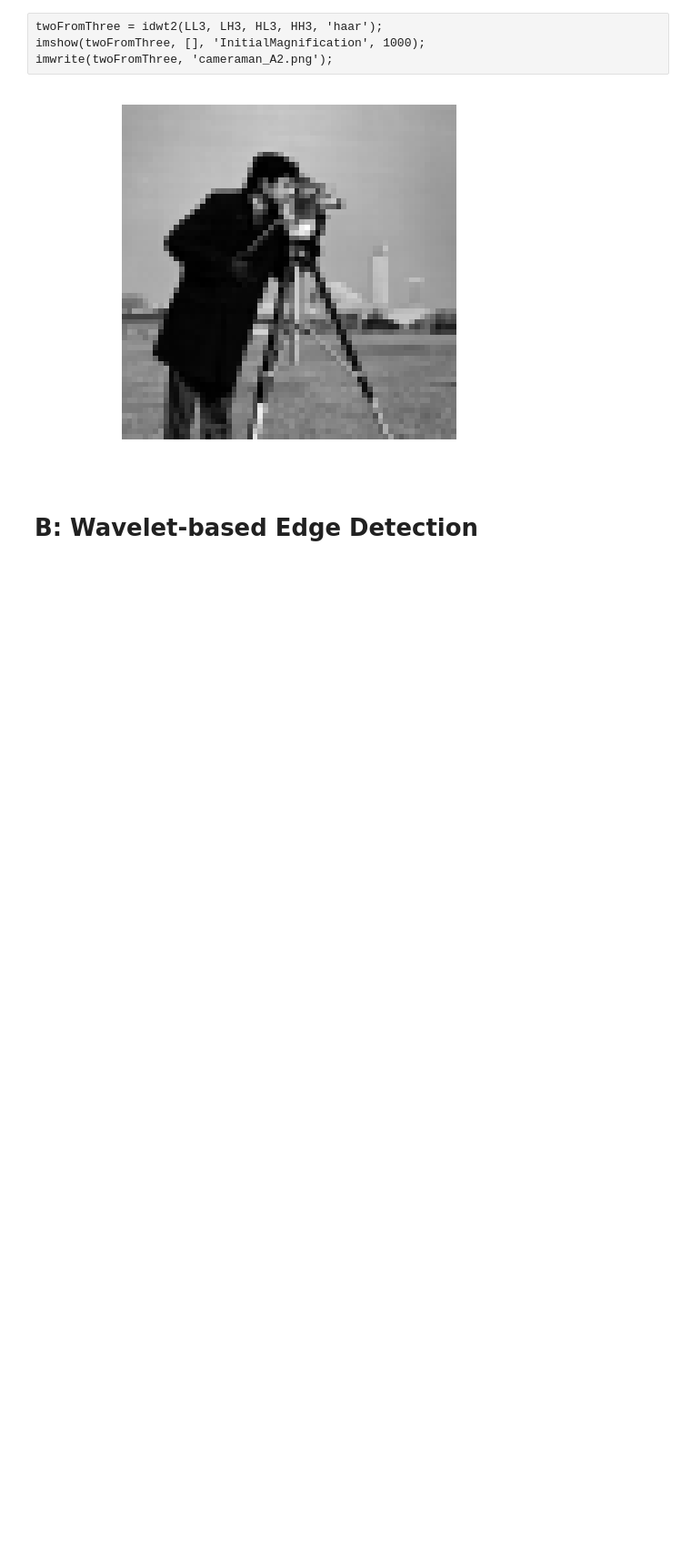
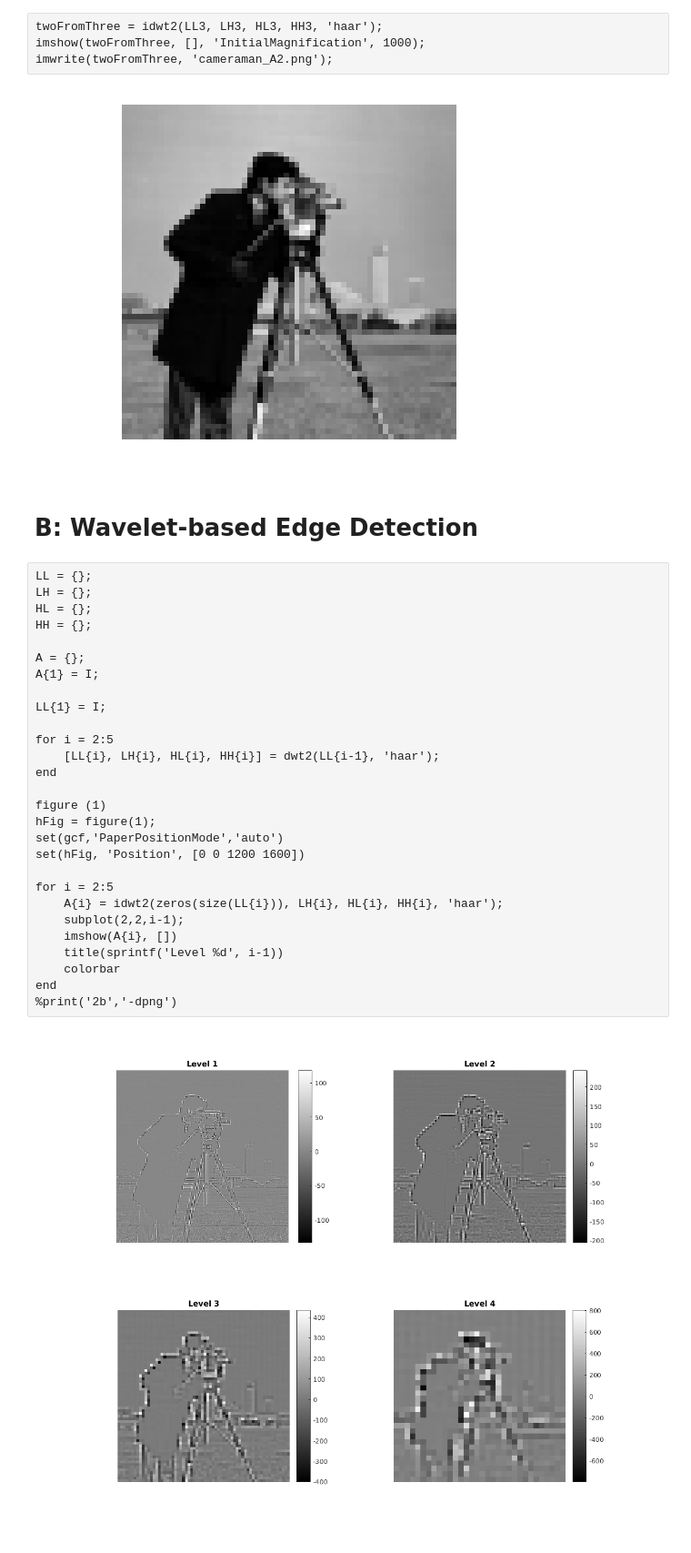
Before and after one commit to dzackgarza/Notes, a Jupyter notebook: Untitled Folder/Homework 4.ipynb, the cells around one changed output. Shown at 91% size. Cells and saved outputs as stored; diff of their text form; blank space fills up the shorter version.

```diff
--- a/Untitled Folder/Homework 4.ipynb
+++ b/Untitled Folder/Homework 4.ipynb
@@ -48,3 +48,33 @@ imwrite(twoFromThree, 'cameraman_A2.png');
 [figure]
 # %% [markdown]
 # B: Wavelet-based Edge Detection
+# %%
+LL = {};
+LH = {};
+HL = {};
+HH = {};
+
+A = {};
+A{1} = I;
+
+LL{1} = I;
+
+for i = 2:5
+    [LL{i}, LH{i}, HL{i}, HH{i}] = dwt2(LL{i-1}, 'haar');
+end
+
+figure (1)
+hFig = figure(1);
+set(gcf,'PaperPositionMode','auto')
+set(hFig, 'Position', [0 0 1200 1600])
+
+for i = 2:5
+    A{i} = idwt2(zeros(size(LL{i})), LH{i}, HL{i}, HH{i}, 'haar');
+    subplot(2,2,i-1);
+    imshow(A{i}, [])
+    title(sprintf('Level %d', i-1))
+    colorbar
+end
+%print('2b','-dpng')
+# %% [output]
+[figure, added]
```
